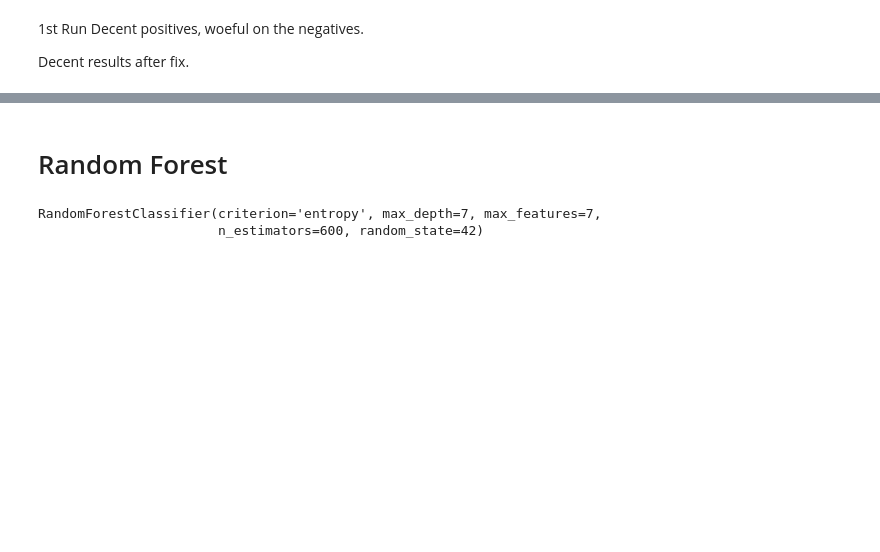
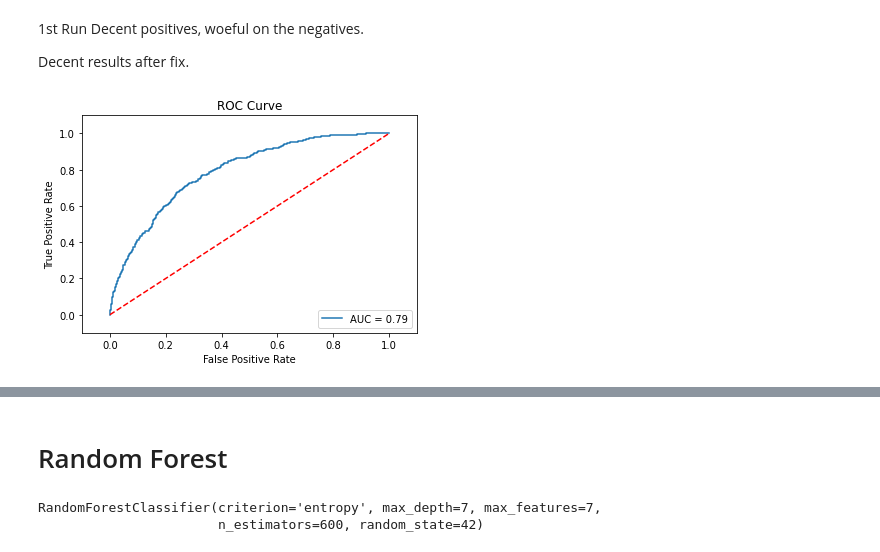
Before and after one commit to daysthroughcode/DABProject3, a Jupyter notebook: 1-Notebooks/cleaning.ipynb, the cells around one changed output, grey strips where cells are left out. Cells and saved outputs as stored; diff of their text form; code cells hidden in the pictures; blank space fills up the shorter version.

Commit message:
Updated Visualizations

```diff
--- a/1-Notebooks/cleaning.ipynb
+++ b/1-Notebooks/cleaning.ipynb
@@ -371,3 +357,37 @@ weighted avg       0.73      0.73      0.73      1939
 1st Run Decent positives, woeful on the negatives.
 
 Decent results after fix.
+# %%
+#Plot ROC curve
+
+lr_y_preds = lr.predict_proba(X_test)
+
+# take the second column because the classifier outputs scores for
+# the 0 class as well
+lr_preds = lr_y_preds[:,1]
+
+# fpr means false-positive-rate
+# tpr means true-positive-rate
+fpr, tpr, _ = metrics.roc_curve(y_test, lr_preds)
+
+lr_auc_score = metrics.auc(fpr, tpr)
+
+# clear current figure
+plt.clf()
+
+plt.title('ROC Curve')
+plt.plot(fpr, tpr, label='AUC = {:.2f}'.format(lr_auc_score))
+
+# it's helpful to add a diagonal to indicate where chance
+# scores lie (i.e. just flipping a coin)
+plt.plot([0,1],[0,1],'r--')
+
+plt.xlim([-0.1,1.1])
+plt.ylim([-0.1,1.1])
+plt.ylabel('True Positive Rate')
+plt.xlabel('False Positive Rate')
+
+plt.legend(loc='lower right')
+plt.show()
+# %% [output]
+[figure, added]
```
Also changed, not shown: parts of 16 cells of this notebook, 3 other files.
